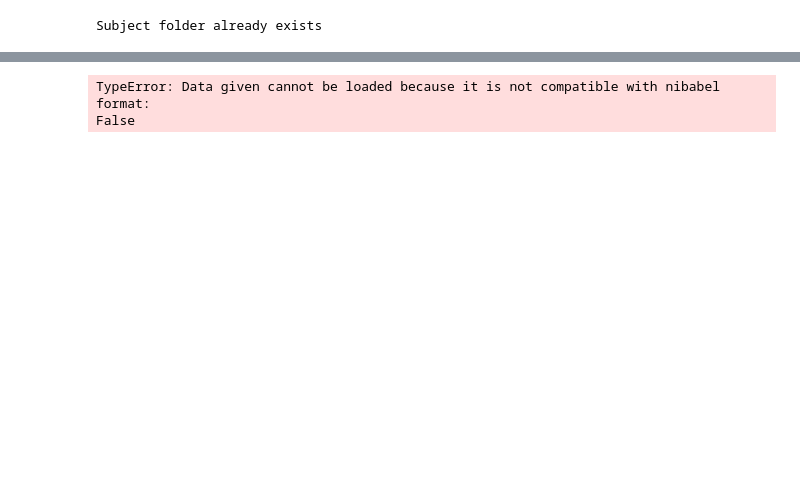
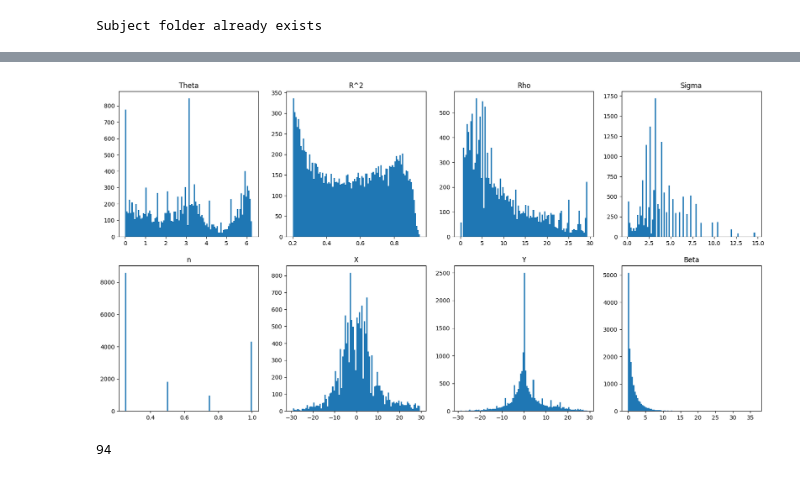
Before and after one commit to clayspacelab/popeye_model_fit, a Jupyter notebook: run_modelfit.ipynb, the cells around one changed output, grey strips where cells are left out. Drawn from its saved outputs; the diff is of its cells as text; code cells hidden in the pictures; blank space fills up the shorter version.

```diff
--- a/run_modelfit.ipynb
+++ b/run_modelfit.ipynb
@@ -114,7 +104,7 @@ if not os.path.exists(lh_surf_gii_path):
     rh_surf_path = os.path.join(p['pRF_data'], params['subjID'], params['subjID']+'anat', 'surf', 'rh.inflated')
     lh_surf = read_surface(lh_surf_path, itype='fs')
     rh_surf = read_surface(rh_surf_path, itype='fs')
-
+    3
     nib.save(nib.gifti.gifti.GiftiImage(lh_surf), lh_surf_gii_path)
     nib.save(nib.gifti.gifti.GiftiImage(rh_surf), rh_surf_gii_path)
 else:
@@ -133,3 +117,51 @@ lh_surf
+# %%
+true_fit_path = '/Users/mrugankdake/Documents/Clayspace/MRI/popeye_pRF/JC/mrVistaFit/RF_surf-gFit.nii.gz'
+true_fit = nib.load(true_fit_path).get_fdata()
+
+# Find voxels with R2 > 0.1
+r2 = true_fit[:, :, :, 1]
+r2_threshold = 0.2
+r2_mask = r2 > r2_threshold
+
+# Extract true values
+theta_true = true_fit[:, :, :, 0]
+theta_true = theta_true[r2_mask].flatten()
+rsquared_true = true_fit[:, :, :, 1]
+rsquared_true = rsquared_true[r2_mask].flatten()
+rho_true = true_fit[:, :, :, 2]
+rho_true = rho_true[r2_mask].flatten()
+sigma_true = true_fit[:, :, :, 3]
+sigma_true = sigma_true[r2_mask].flatten()
+exp_true = true_fit[:, :, :, 4]
+exp_true = exp_true[r2_mask].flatten()
+x_true = true_fit[:, :, :, 5]
+x_true = x_true[r2_mask].flatten()
+y_true = true_fit[:, :, :, 6]
+y_true = y_true[r2_mask].flatten()
+beta_true = true_fit[:, :, :, 7]
+beta_true = beta_true[r2_mask].flatten()
+
+
+
+# rho_true = true_fit[:, :, :, 2].flatten()
+# sigma_true = true_fit[:, :, :, 3].flatten()
+# x_true = true_fit[:, :, :, 4].flatten()
+# y_true = true_fit[:, :, :, 5].flatten()
+# beta_true = true_fit[:, :, :, 6].flatten()
+
+f, axs = plt.subplots(2, 4, figsize=(20, 10))
+axs = axs.flatten()
+for i, (name, true_value) in enumerate(zip(['Theta', 'R^2', 'Rho', 'Sigma', 'n', 'X', 'Y', 'Beta'],
+                                           [theta_true, rsquared_true, rho_true, sigma_true, exp_true, x_true, y_true, beta_true])):
+    axs[i].hist(true_value, bins=100)
+    axs[i].set_title(name)
+plt.show()
+# %% [output]
+[figure, added]
+# %%
+len(np.unique(sigma_true))
+# %% [output]
+94
 # %%
 # Create a visualization of BOLD over T1
 # Load T1
@@ -141,9 +173,6 @@ t1_header = t1.header
 # Visuzalize T1
 plotting.plot_anat(brainmask_data, title='T1', display_mode='ortho', draw_cross=False, annotate=False, cut_coords=(0, 0, 0))
 plt.show()
-# %% [output]
-TypeError: Data given cannot be loaded because it is not compatible with nibabel format:
-False
 # %%
 # Crete an animation through time for stimulus.stim_arr whose third axis is time
 def animate(time):
```
Also changed, not shown: parts of 14 cells of this notebook, 3 other files.
